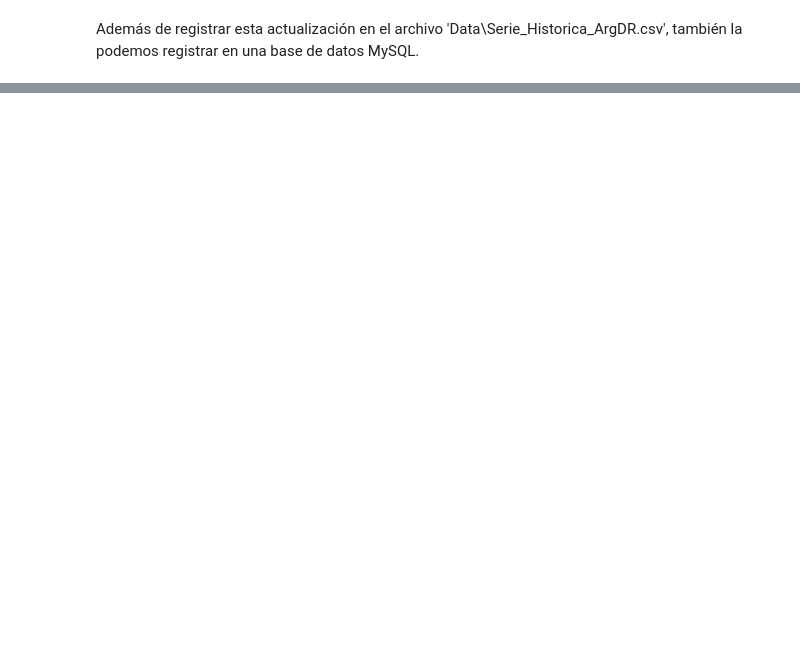
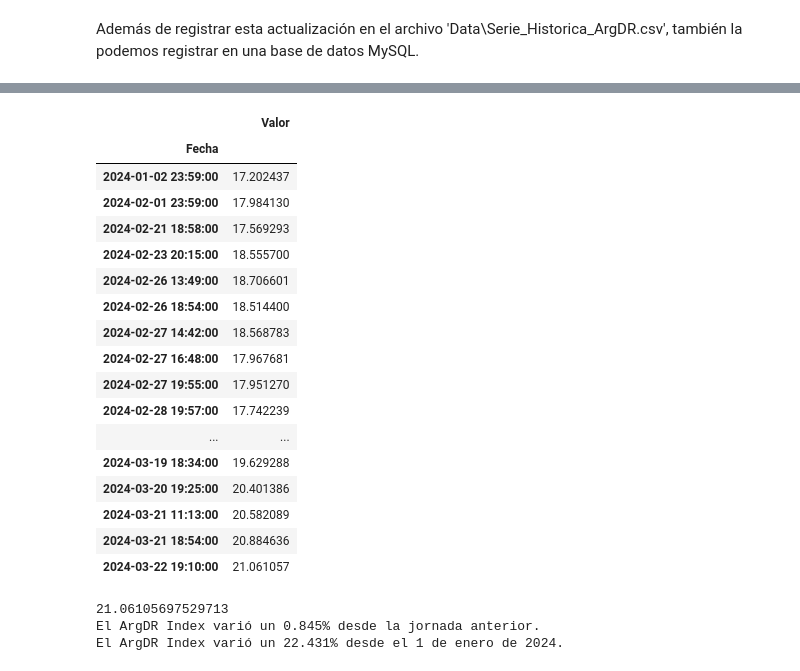
Before and after one commit to andres-fern/argdr, a Jupyter notebook: ArgDR_index.ipynb, the cells around one changed output, grey strips where cells are left out. Drawn from its saved outputs; the diff is of its cells as text; code cells hidden in the pictures; blank space fills up the shorter version.

```diff
--- a/ArgDR_index.ipynb
+++ b/ArgDR_index.ipynb
@@ -323,8 +322,10 @@ cnx = sql.connect(user = 'root', password = '', host = 'localhost', database = '
 cursor = cnx.cursor()
 cursor.execute('SELECT * FROM argdr_seriehistorica')
 result = cursor.fetchall()
-result = pd.DataFrame(result)
+result = pd.DataFrame(result, )
+result.rename(columns={0: 'Fecha', 1: 'Valor'}, inplace=True)
+result.set_index('Fecha', inplace=True)
 cursor.close()
 cnx.close()
-print(result)
+result
 # %% [output]
@@ -347,3 +332,33 @@ print(result)
+|  | Valor |
+| Fecha |  |
+| 2024-01-02 23:59:00 | 17.202437 |
+| 2024-02-01 23:59:00 | 17.984130 |
+| 2024-02-21 18:58:00 | 17.569293 |
+| 2024-02-23 20:15:00 | 18.555700 |
+| 2024-02-26 13:49:00 | 18.706601 |
+| 2024-02-26 18:54:00 | 18.514400 |
+| 2024-02-27 14:42:00 | 18.568783 |
+| 2024-02-27 16:48:00 | 17.967681 |
+| 2024-02-27 19:55:00 | 17.951270 |
+| 2024-02-28 19:57:00 | 17.742239 |
+| ... | ... |
+| 2024-03-19 18:34:00 | 19.629288 |
+| 2024-03-20 19:25:00 | 20.401386 |
+| 2024-03-21 11:13:00 | 20.582089 |
+| 2024-03-21 18:54:00 | 20.884636 |
+| 2024-03-22 19:10:00 | 21.061057 |
+# %%
+serievalores = list(pd.Series(result['Valor']))
+print(serievalores[-1])
+variacion_pct_ultima = ((serievalores[-1]/serievalores[-2])-1)*100
+variacion_pct_20240101 = ((serievalores[-1]/serievalores[0])-1)*100
+
+print(f'El ArgDR Index varió un {round(variacion_pct_ultima, 3)}% desde la jornada anterior.')
+print(f'El ArgDR Index varió un {round(variacion_pct_20240101, 3)}% desde el 1 de enero de 2024.')
+# %% [output]
+21.06105697529713
+El ArgDR Index varió un 0.845% desde la jornada anterior.
+El ArgDR Index varió un 22.431% desde el 1 de enero de 2024.
 # %%
 from matplotlib import pyplot as plt
 
```
Also changed, not shown: parts of 8 cells of this notebook.
